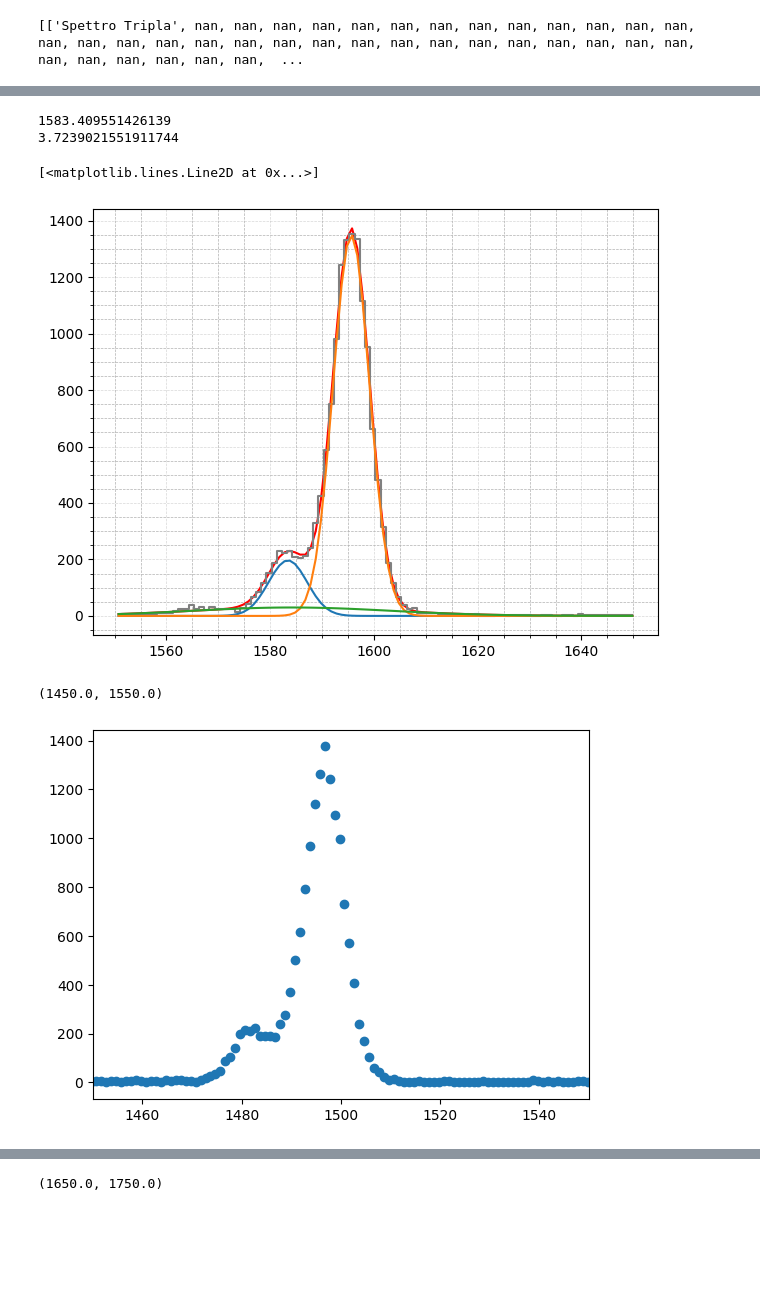
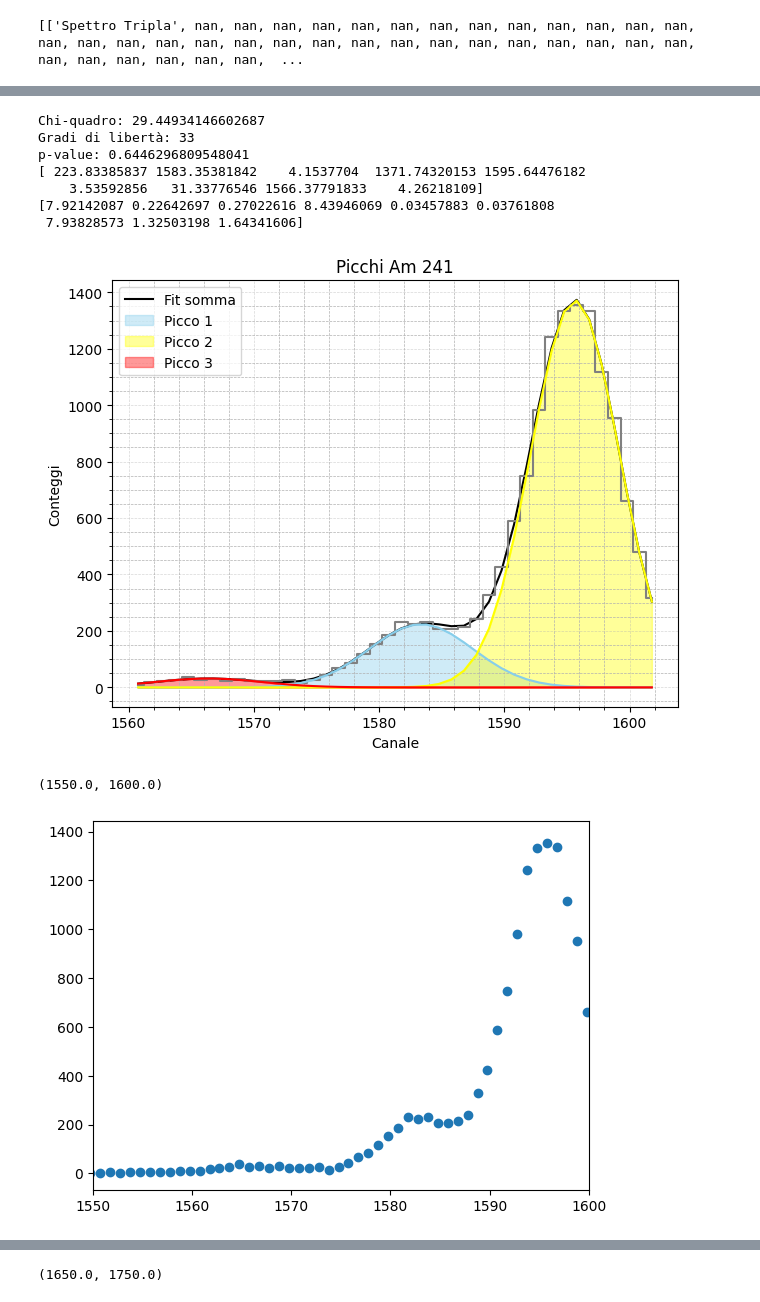
Before and after one commit to amberymoon/diamante, a Jupyter notebook: Diamante.ipynb, the cells around one changed output, grey strips where cells are left out. Drawn from its saved outputs; the diff is of its cells as text; code cells hidden in the pictures; blank space fills up the shorter version.

```diff
--- a/Diamante.ipynb
+++ b/Diamante.ipynb
@@ -141,35 +172,61 @@ plt.plot(x_fit, y_fit, drawstyle='steps-mid', color='gray', label='Spettro $^{22
 # %%
 y = np.array(matrice_dati[1])
-x_min = 1550
-x_max = 1650
+x_min = 1560
+x_max = 1602
 mask = (Mca >= x_min) & (Mca <= x_max)
 x_fit = Mca[mask]
 y_fit = y[mask]
-p0 = np.array([1400,1590,7,200,1580,7,20,1565,1])
-popt, pcov = curve_fit(somma_gauss3,x_fit,y_fit,p0)
+p0 = np.array([400,1580,0.5,1400,1595,3,100,1560,5])
+popt_s1, pcov_s1 = curve_fit(somma_gauss3,x_fit,y_fit,p0)
 # %%
-plt.plot(x_fit,somma_gauss3(x_fit,popt[0],popt[1],popt[2],popt[3],popt[4],popt[5],popt[6],popt[7],popt[8]), c='red')
+plt.plot(x_fit,somma_gauss3(x_fit,*popt_s1), c='black', label='Fit somma')
 #plt.scatter(x_fit,y_fit)
-print(popt[1])
-print(popt[2])
 plt.grid(True, which='both', linestyle='--', linewidth=0.5)
 plt.minorticks_on()
 plt.tight_layout()
 plt.grid(True, linestyle='--', alpha=0.5)
-plt.plot(x_fit, y_fit, drawstyle='steps-mid', color='gray', label='Spettro $^{22}$Na')
-plt.plot(x_fit,gaussiana(x_fit,popt[0],popt[1],popt[2]))
-plt.plot(x_fit,gaussiana(x_fit,popt[3],popt[4],popt[5]))
-plt.plot(x_fit,gaussiana(x_fit,popt[6],popt[7],popt[8]))
+plt.plot(x_fit, y_fit, drawstyle='steps-mid', color='gray')
+plt.plot(x_fit,gaussiana(x_fit,popt_s1[0],popt_s1[1],popt_s1[2]), c='skyblue')
+plt.plot(x_fit,gaussiana(x_fit,popt_s1[3],popt_s1[4],popt_s1[5]), c='yellow')
+plt.plot(x_fit,gaussiana(x_fit,popt_s1[6],popt_s1[7],popt_s1[8]), c='red')
+plt.fill_between(x_fit,gaussiana(x_fit,popt_s1[0],popt_s1[1],popt_s1[2]), color='skyblue', alpha=0.4, label="Picco 1")
+plt.fill_between(x_fit,gaussiana(x_fit,popt_s1[3],popt_s1[4],popt_s1[5]), color='yellow', alpha=0.4, label="Picco 2")
+plt.fill_between(x_fit,gaussiana(x_fit,popt_s1[6],popt_s1[7],popt_s1[8]), color='red', alpha=0.4, label="Picco 3")
+plt.legend()
+plt.xlabel('Canale')
+plt.ylabel('Conteggi')
+plt.title('Picchi Am 241')
+sigma = np.sqrt(y_fit)
+residuals = y_fit - somma_gauss3(x_fit, *popt_s1)
+chi_squared = np.sum((residuals / sigma)**2)
+
+
+# 5. Gradi di libertà = numero dati - numero parametri
+dof = len(x_fit) - len(popt_s1)
+
+# 6. p-value
+p_value = 1 - chi2.cdf(chi_squared, dof)
+
+# 7. Risultati
+print("Chi-quadro:", chi_squared)
+print("Gradi di libertà:", dof)
+print("p-value:", p_value)
+print(popt_s1)
+print(np.diag(np.sqrt(pcov_s1)))
 # %% [output]
-1583.409551426139
-3.7239021551911744
+Chi-quadro: 29.44934146602687
+Gradi di libertà: 33
+p-value: 0.6446296809548041
+[ 223.83385837 1583.35381842    4.1537704  1371.74320153 1595.64476182
+    3.53592856   31.33776546 1566.37791833    4.26218109]
+[7.92142087 0.22642697 0.27022616 8.43946069 0.03457883 0.03761808
+ 7.93828573 1.32503198 1.64341606]
-[<matplotlib.lines.Line2D at 0x...>]
-[figure, old version]
+[figure, new version]
 # %%
 plt.scatter(Mca,matrice_dati[1])
-plt.xlim(1450,1550)
+plt.xlim(1550,1600)
 # %% [output]
-(1450.0, 1550.0)
+(1550.0, 1600.0)
-[figure, old version]
+[figure, new version]
 # %%
 y = np.array(matrice_dati[1])
```
Also changed, not shown: parts of 22 cells of this notebook, 15 other files.
